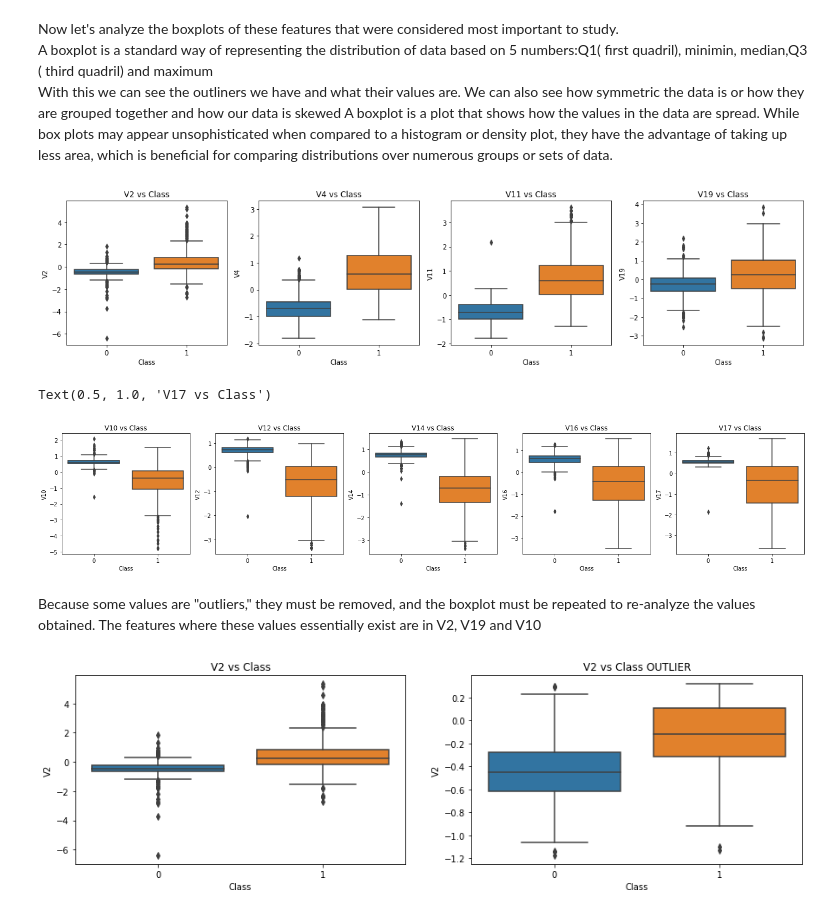
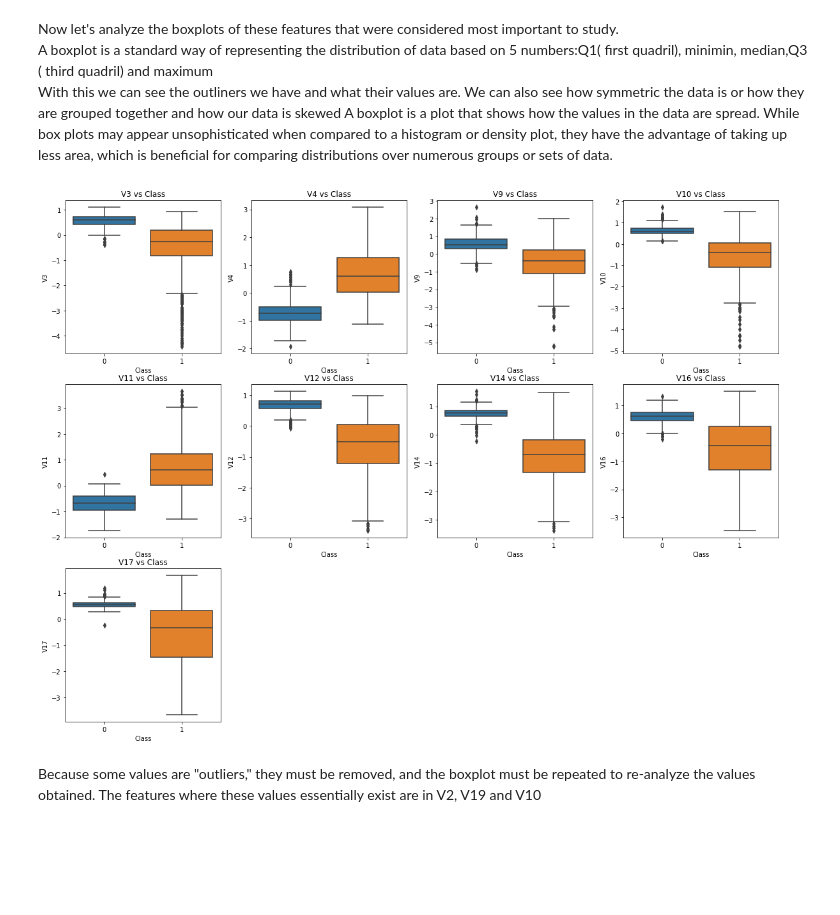
Before and after one commit to alexandreserras/Credit-Card-Fraud-Detection, a Jupyter notebook: Project.ipynb, the cells around one changed output. Drawn from its saved outputs; the diff is of its cells as text; code cells hidden in the pictures; blank space fills up the shorter version.

```diff
--- a/Project.ipynb
+++ b/Project.ipynb
@@ -203,5 +203,10 @@ sub_sample_corr = data.corr()
 sns.heatmap(sub_sample_corr, cmap='coolwarm_r', annot_kws={'size':20})
 plt.title('SubSample Correlation Matrix \n (use for reference)', fontsize=14)
 plt.show()
+
+significance_treshold = .5
+best_features = sub_sample_corr['Class'][sub_sample_corr['Class'].abs() > significance_treshold].keys().values[:-1]
+
+print("Best features:", ', '.join(best_features))
 # %% [output]
 [figure]
@@ -218,39 +224,23 @@ Now let's analyze the boxplots of these features that were considered most impor
 A boxplot is a standard way of representing the distribution of data based on 5 numbers:Q1( first quadril), minimin, median,Q3 ( third quadril) and maximum <br>
 With this we can see the outliners we have and what their values are. We can also see how symmetric the data is or how they are grouped together and how our data is skewed
 A boxplot is a plot that shows how the values in the data are spread. While box plots may appear unsophisticated when compared to a histogram or density plot, they have the advantage of taking up less area, which is beneficial for comparing distributions over numerous groups or sets of data.
-# %%
-f,axes=plt.subplots(figsize=(20,4),ncols=4)
-
-sns.boxplot(x=data["Class"],y=X["V2"],ax=axes[0])
-sns.boxplot(x=data["Class"],y=X["V4"],ax=axes[1])
-sns.boxplot(x=data["Class"],y=X["V11"],ax=axes[2])
-sns.boxplot(x=data["Class"],y=X["V19"],ax=axes[3])
-
-axes[0].set_title("V2 vs Class")
-axes[1].set_title("V4 vs Class")
-axes[2].set_title("V11 vs Class")
-axes[3].set_title("V19 vs Class")
-
-plt.show()
-# %% [output]
-[figure, removed]
-# %%
-f,axes=plt.subplots(figsize=(24,4),ncols=5)
-
-sns.boxplot(x=data["Class"],y=data["V10"],ax=axes[0])
-sns.boxplot(x=data["Class"],y=data["V12"],ax=axes[1])
-sns.boxplot(x=data["Class"],y=data["V14"],ax=axes[2])
-sns.boxplot(x=data["Class"],y=data["V16"],ax=axes[3])
-sns.boxplot(x=data["Class"],y=data["V17"],ax=axes[4])
-
-axes[0].set_title("V10 vs Class")
-axes[1].set_title("V12 vs Class")
-axes[2].set_title("V14 vs Class")
-axes[3].set_title("V16 vs Class")
-axes[4].set_title("V17 vs Class")
-# %% [output]
-Text(0.5, 1.0, 'V17 vs Class')
-[figure, removed]
+# %%
+nrows = 4
+ncols = math.ceil(len(best_features)/nrows)
+
+f, axes = plt.subplots(ncols, nrows, figsize=(5*nrows, 5*ncols))
+
+for i in range(len(best_features)):
+    ax = axes[math.floor(i/nrows)][i%nrows]
+    sns.boxplot(x=data["Class"],y=X[best_features[i]],ax=ax)
+    ax.set_title(best_features[i] + " vs Class")
+
+for n in range(nrows-i%nrows-1):
+    f.delaxes(axes[math.floor(i/nrows)][i%nrows+n+1])
+
+plt.show()
+# %% [output]
+[figure, added]
 # %% [markdown]
 Because some values are "outliers," they must be removed, and the boxplot must be repeated to re-analyze the values obtained.
 The features where these values essentially exist are in V2, V19 and V10
@@ -280,4 +267,0 @@ def remove_outlier(feature):
-# %%
-remove_outlier("V2")
-# %% [output]
-[figure, removed]
```
Also changed, not shown: parts of 34 cells of this notebook.
